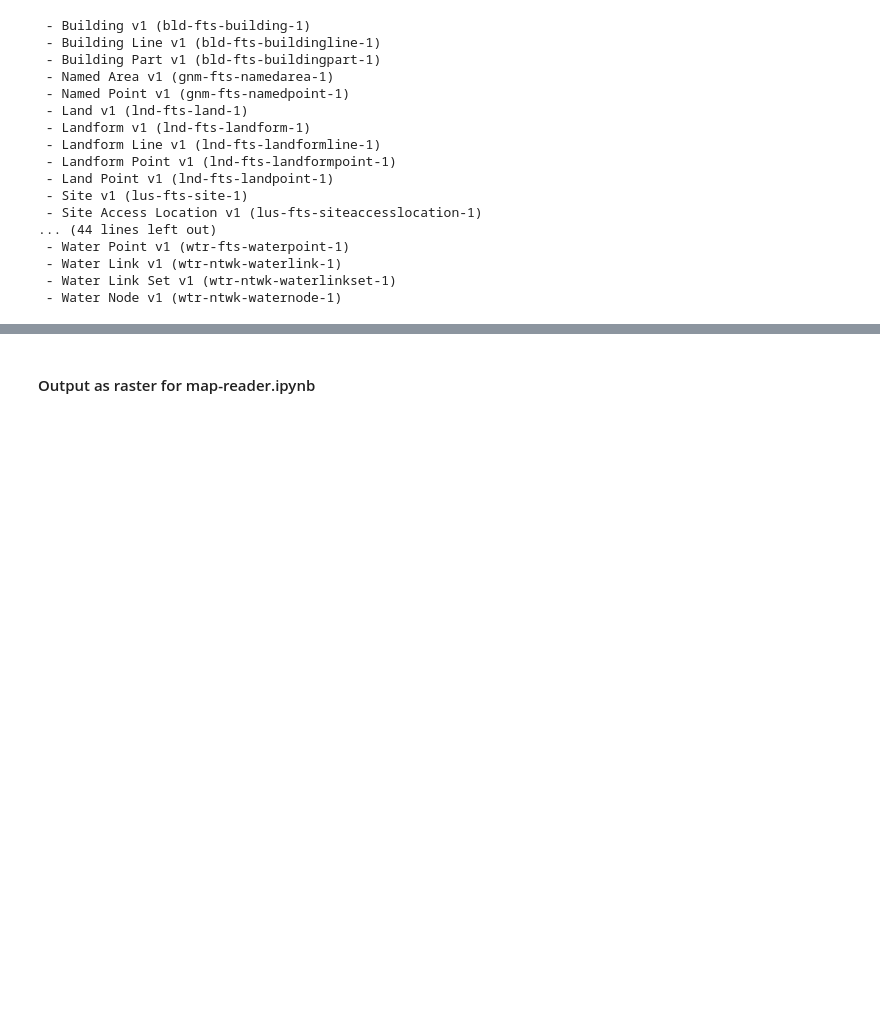
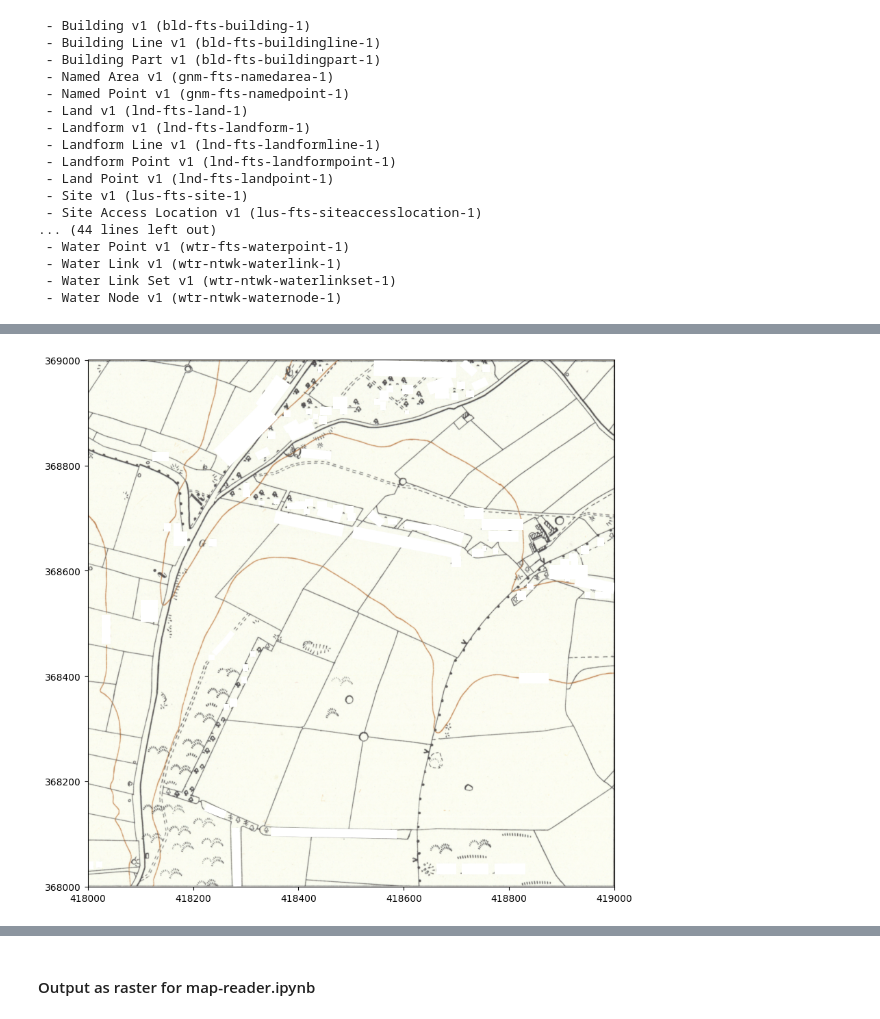
Before and after one commit to pdnpa/cnn-boundaries, a Jupyter notebook: notebooks/create-mask.ipynb, the cells around one changed output, grey strips where cells are left out. Drawn from its saved outputs; the diff is of its cells as text; code cells hidden in the pictures; blank space fills up the shorter version.

```diff
--- a/notebooks/create-mask.ipynb
+++ b/notebooks/create-mask.ipynb
@@ -102,0 +104,5 @@ error: OpenCV(4.8.1) D:\a\opencv-python\opencv-python\opencv\modules\imgproc\src
+# %%
+raster_plotter = RasterPlotter(lyr)
+raster_plotter.plot_over_raster(SK1868t)
+# %% [output]
+[figure, added]
```
Also changed, not shown: parts of 12 cells of this notebook, 3 other files.
